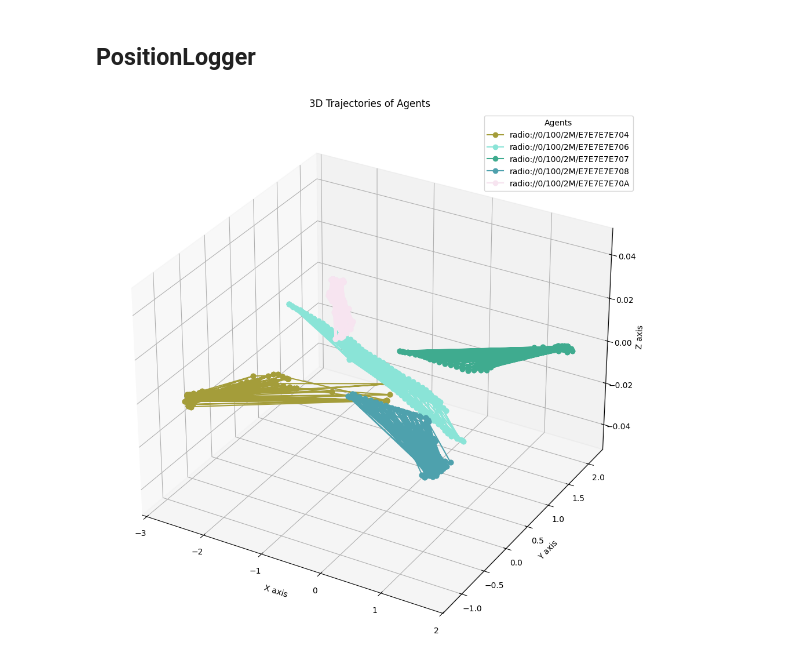
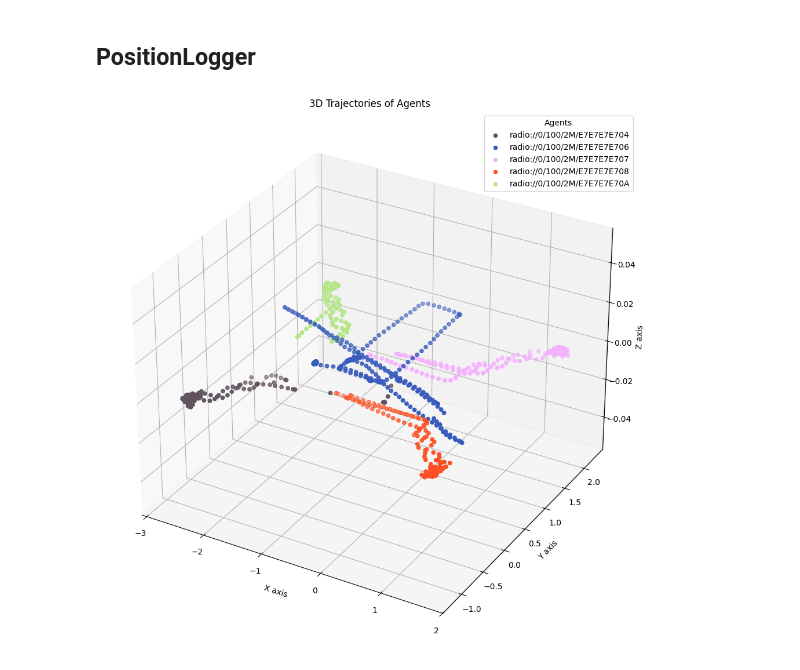
Before and after one commit to alexandru-dochian/multi_agent_framework, a Jupyter notebook: analytics.ipynb, the cells around one changed output. Cells and saved outputs as stored; diff of their text form; code cells hidden in the pictures.

Commit message:
updates for cf `cache` location. Changed 3d trajctory analytics with scattered points.

```diff
--- a/analytics.ipynb
+++ b/analytics.ipynb
@@ -27,32 +27,32 @@ def plot_3d_trajectories(df: pd.DataFrame):
 
     unique_agents: list[str] = df['agent'].unique()
     colors: dict[str, ndarray] = {agent: np.random.rand(3,) for agent in sorted(unique_agents, key=lambda x: unique_agents.tolist().index(x))}
 
     for agent, group in df.groupby('agent'):
-        ax.plot(group['X'], group['Y'], group['Z'], marker='o', linestyle='-', color=colors[agent], label=agent)
+        ax.scatter(group['X'], group['Y'], group['Z'], color=colors[agent], label=agent)
 
     ax.set_xlabel('X axis')
     ax.set_ylabel('Y axis')
     ax.set_zlabel('Z axis')
     ax.set_title('3D Trajectories of Agents')
     ax.legend(title='Agents')
 
     plt.show()
 
 
 processed_data: list[dict] = []
 for data_log in load_data('default_vu', 'PositionLogger'):
     state: PositionState = data_log['state']
     processed_data.append(
         {
             'agent': data_log['agent'],
             'X' : state.position.x,
             'Y' : state.position.y,
             'z' : state.position.z,
         }
     )
 
 df: pd.DataFrame = pd.DataFrame(processed_data, columns=['agent', 'X', 'Y', 'Z']).fillna(0)
 plot_3d_trajectories(df)
 # %% [output]
-[figure, old version]
+[figure, new version]
```
Also changed, not shown: 1 other file.
